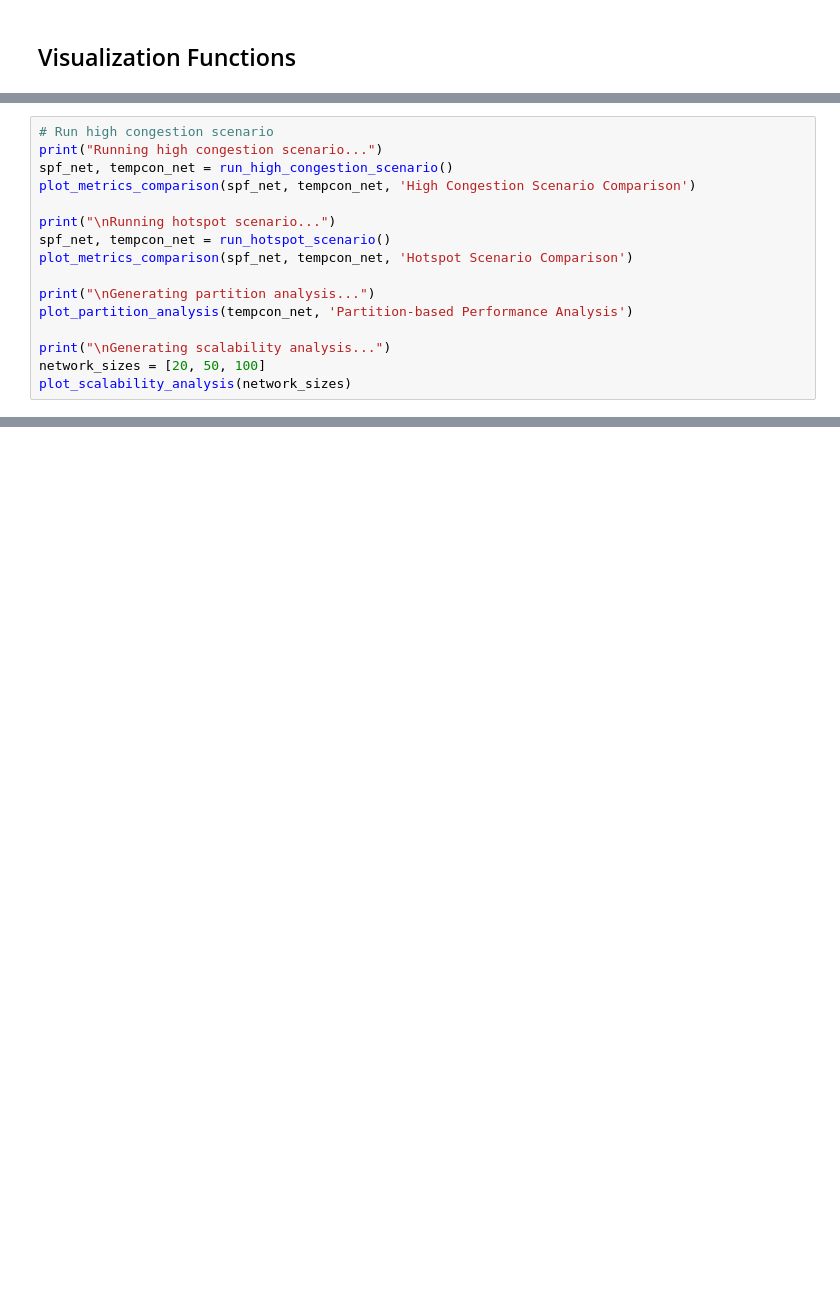
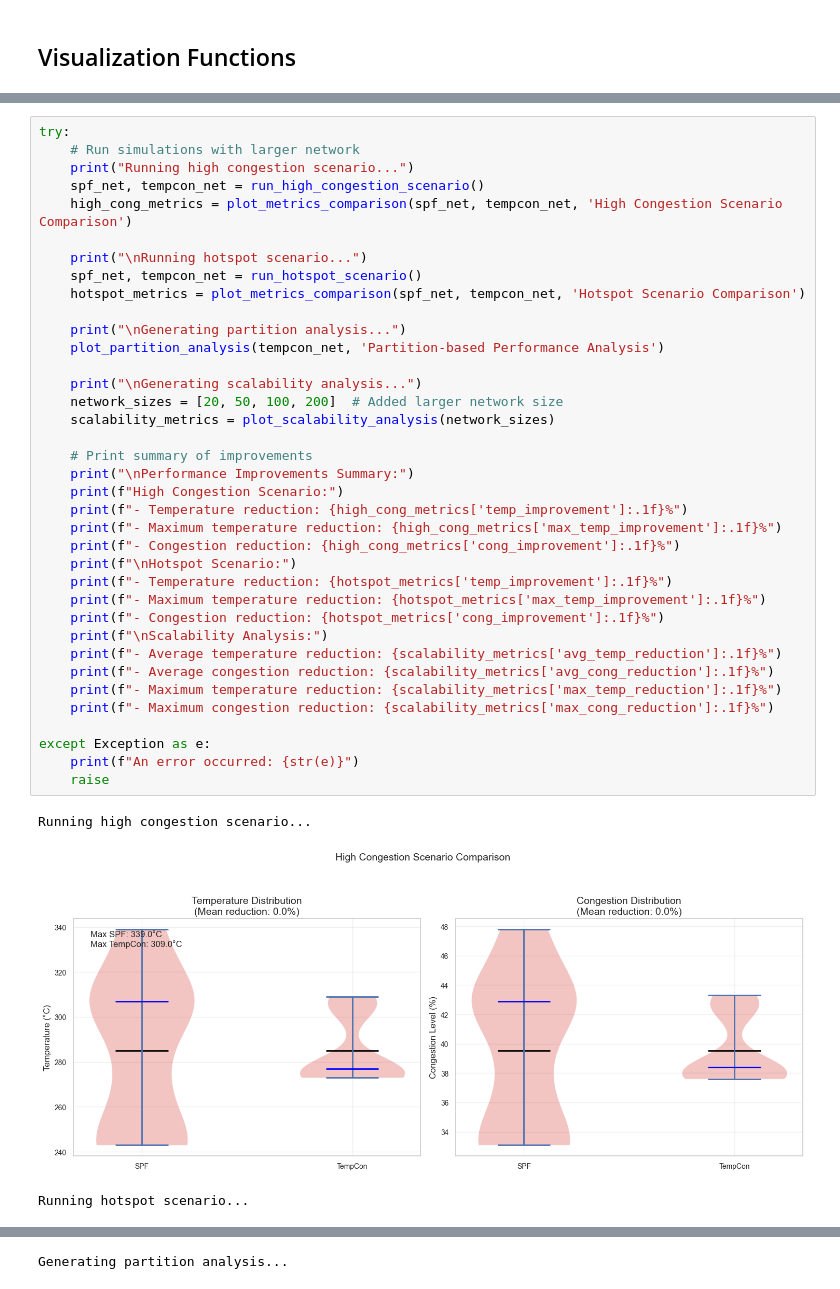
Before and after one commit to DanielKinnito/ONoC-Ring-Topology-Optimization, a Jupyter notebook: src/simulation/network_simulation.ipynb, the cells around one changed output, grey strips where cells are left out. Cells and saved outputs as stored; diff of their text form; blank space fills up the shorter version.

```diff
--- a/src/simulation/network_simulation.ipynb
+++ b/src/simulation/network_simulation.ipynb
@@ -308,16 +259,0 @@ def plot_scalability_analysis(sizes: List[int]):
-# %%
-# Run high congestion scenario
-print("Running high congestion scenario...")
-spf_net, tempcon_net = run_high_congestion_scenario()
-plot_metrics_comparison(spf_net, tempcon_net, 'High Congestion Scenario Comparison')
-
-print("\nRunning hotspot scenario...")
-spf_net, tempcon_net = run_hotspot_scenario()
-plot_metrics_comparison(spf_net, tempcon_net, 'Hotspot Scenario Comparison')
-
-print("\nGenerating partition analysis...")
-plot_partition_analysis(tempcon_net, 'Partition-based Performance Analysis')
-
-print("\nGenerating scalability analysis...")
-network_sizes = [20, 50, 100]
-plot_scalability_analysis(network_sizes)
@@ -323,0 +460,41 @@ plot_scalability_analysis(network_sizes)
+# %%
+try:
+    # Run simulations with larger network
+    print("Running high congestion scenario...")
+    spf_net, tempcon_net = run_high_congestion_scenario()
+    high_cong_metrics = plot_metrics_comparison(spf_net, tempcon_net, 'High Congestion Scenario Comparison')
+
+    print("\nRunning hotspot scenario...")
+    spf_net, tempcon_net = run_hotspot_scenario()
+    hotspot_metrics = plot_metrics_comparison(spf_net, tempcon_net, 'Hotspot Scenario Comparison')
+
+    print("\nGenerating partition analysis...")
+    plot_partition_analysis(tempcon_net, 'Partition-based Performance Analysis')
+
+    print("\nGenerating scalability analysis...")
+    network_sizes = [20, 50, 100, 200]  # Added larger network size
+    scalability_metrics = plot_scalability_analysis(network_sizes)
+
+    # Print summary of improvements
+    print("\nPerformance Improvements Summary:")
+    print(f"High Congestion Scenario:")
+    print(f"- Temperature reduction: {high_cong_metrics['temp_improvement']:.1f}%")
+    print(f"- Maximum temperature reduction: {high_cong_metrics['max_temp_improvement']:.1f}%")
+    print(f"- Congestion reduction: {high_cong_metrics['cong_improvement']:.1f}%")
+    print(f"\nHotspot Scenario:")
+    print(f"- Temperature reduction: {hotspot_metrics['temp_improvement']:.1f}%")
+    print(f"- Maximum temperature reduction: {hotspot_metrics['max_temp_improvement']:.1f}%")
+    print(f"- Congestion reduction: {hotspot_metrics['cong_improvement']:.1f}%")
+    print(f"\nScalability Analysis:")
+    print(f"- Average temperature reduction: {scalability_metrics['avg_temp_reduction']:.1f}%")
+    print(f"- Average congestion reduction: {scalability_metrics['avg_cong_reduction']:.1f}%")
+    print(f"- Maximum temperature reduction: {scalability_metrics['max_temp_reduction']:.1f}%")
+    print(f"- Maximum congestion reduction: {scalability_metrics['max_cong_reduction']:.1f}%")
+
+except Exception as e:
+    print(f"An error occurred: {str(e)}")
+    raise
+# %% [output]
+Running high congestion scenario...
+[figure, added]
+Running hotspot scenario...
@@ -323,0 +502 @@ plot_scalability_analysis(network_sizes)
+Generating partition analysis...
```
Also changed, not shown: parts of 9 cells of this notebook, 2 other files.
